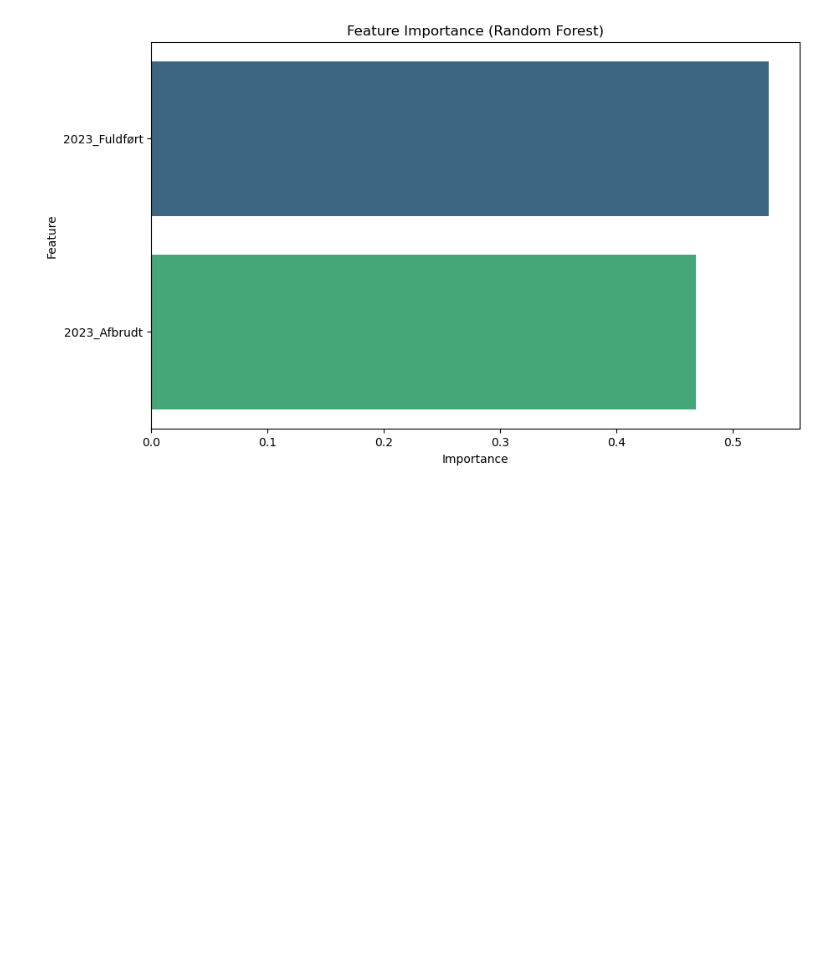
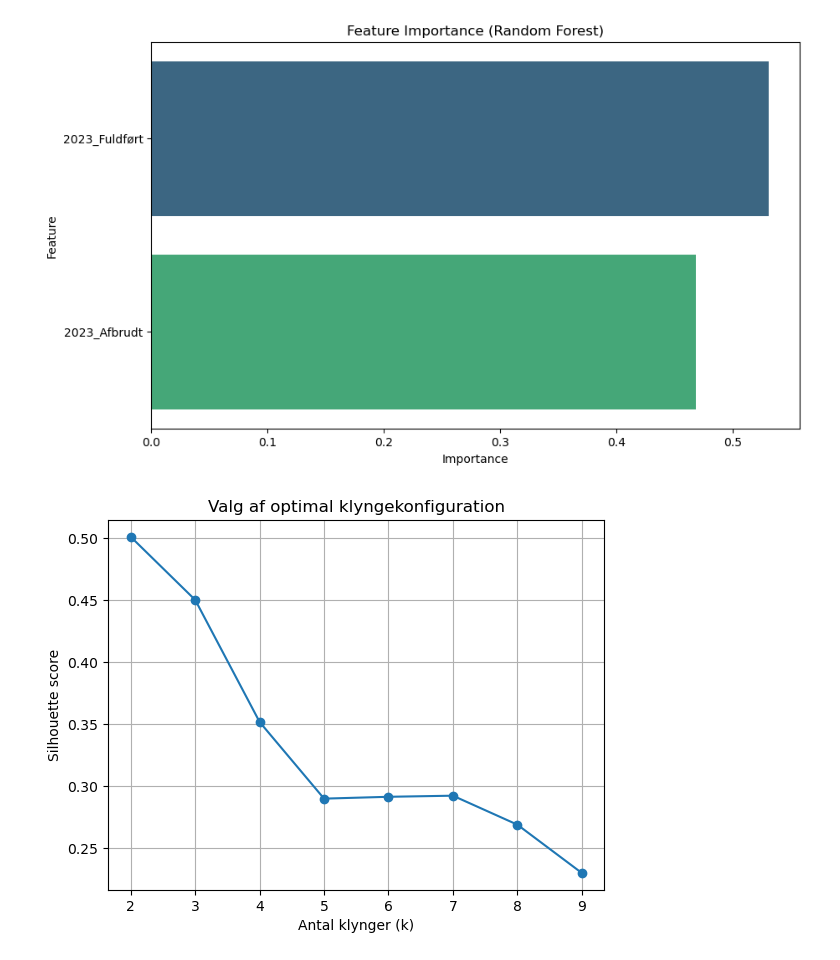
Before and after one commit to Freddo-404/Exam_BI, a Jupyter notebook: Uddannelse.ipynb, the cells around one changed output. Drawn from its saved outputs; the diff is of its cells as text; code cells hidden in the pictures; blank space fills up the shorter version.

```diff
--- a/Uddannelse.ipynb
+++ b/Uddannelse.ipynb
@@ -437,0 +466,29 @@ Passing `palette` without assigning `hue` is deprecated and will be removed in v
+# %%
+from sklearn.cluster import KMeans
+from sklearn.preprocessing import StandardScaler
+from sklearn.metrics import silhouette_score
+import matplotlib.pyplot as plt
+
+# Skaler data
+scaler = StandardScaler()
+X_scaled = scaler.fit_transform(drop_rate_clean)
+
+# Find optimal antal klynger vha. silhouette score
+sil_scores = []
+k_range = range(2, 10)
+
+for k in k_range:
+    kmeans = KMeans(n_clusters=k, random_state=42)
+    labels = kmeans.fit_predict(X_scaled)
+    score = silhouette_score(X_scaled, labels)
+    sil_scores.append(score)
+
+# Plot Silhouette Scores
+plt.plot(k_range, sil_scores, marker='o')
+plt.xlabel('Antal klynger (k)')
+plt.ylabel('Silhouette score')
+plt.title('Valg af optimal klyngekonfiguration')
+plt.grid(True)
+plt.show()
+# %% [output]
+[figure, added]
```
Also changed, not shown: parts of 3 cells of this notebook.
